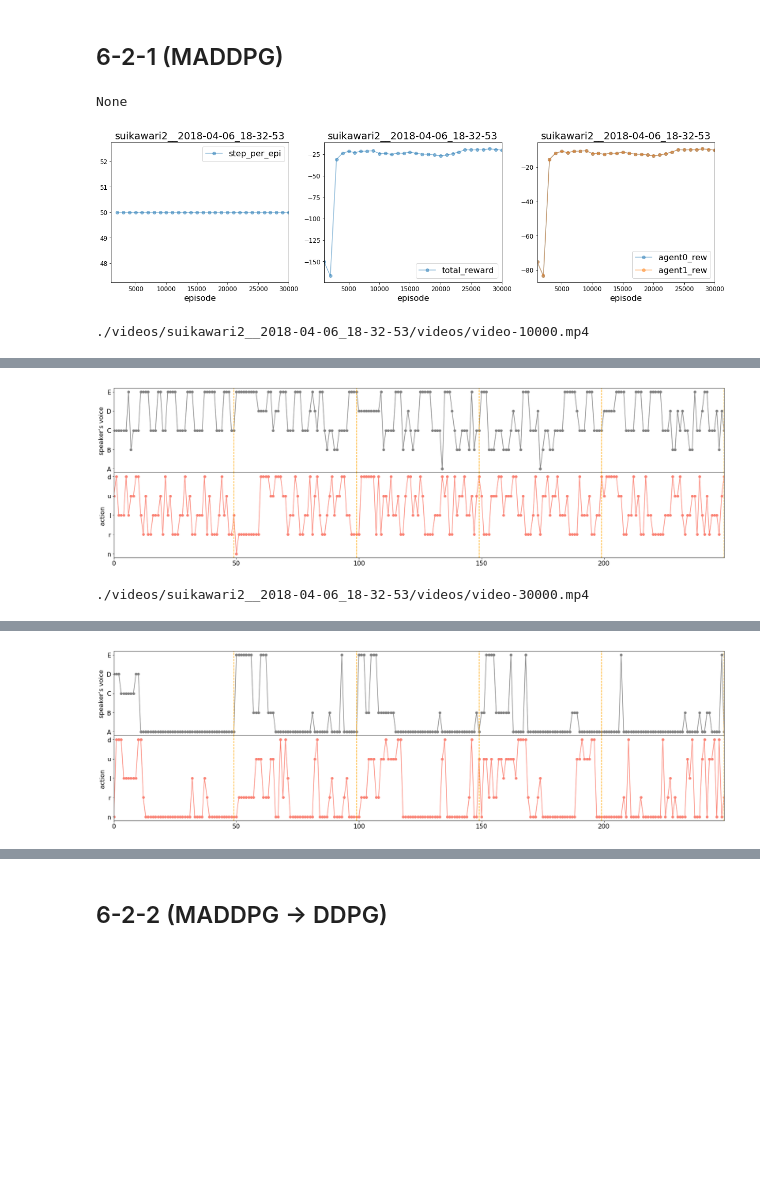
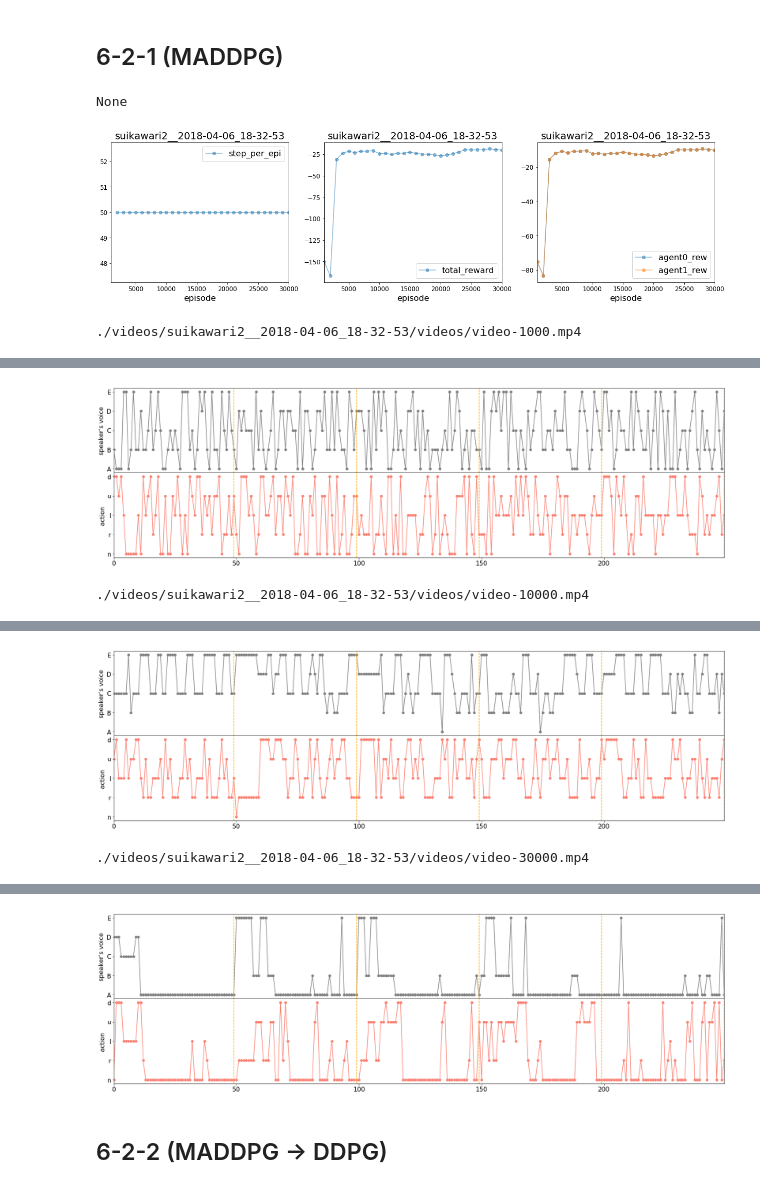
Before and after one commit to jkatsuta/exp-18-1q, a Jupyter notebook: maddpg/experiments/my_notes/ana_exp6.ipynb, the cells around one changed output, grey strips where cells are left out. Saved outputs shown, nothing was run; the diff lists cells and outputs as text; code cells hidden in the pictures; blank space fills up the shorter version.

Commit message:
add new videos and change readme

```diff
--- a/maddpg/experiments/my_notes/ana_exp6.ipynb
+++ b/maddpg/experiments/my_notes/ana_exp6.ipynb
@@ -382,23 +382,24 @@ These are consistent with the conclusion of exp6-1.
 # %%
 each_exp_dir= 'suikawari2__2018-04-06_18-32-53'
 fn_video_template = 'video-{}.mp4'
-epis = [10000, 30000]
+epis = [1000, 10000, 30000]
 
 each_exp_dir = osp.join(exp_dir, each_exp_dir)
 display(plot_each_lc2(each_exp_dir))
 plt.show()
 
 for epi in epis:
     fn_video = fn_video_template.format(epi)
     display(play_linked_video(each_exp_dir, fn_video))
     plot_actions(epi, fn_video_template, 5)
     plt.show()
 # %% [output]
 None
 [figure]
-./videos/suikawari2__2018-04-06_18-32-53/videos/video-10000.mp4
+./videos/suikawari2__2018-04-06_18-32-53/videos/video-1000.mp4
 [interactive output not drawn]
-[figure, old version]
+[figure, new version]
-./videos/suikawari2__2018-04-06_18-32-53/videos/video-30000.mp4
+./videos/suikawari2__2018-04-06_18-32-53/videos/video-10000.mp4
 [interactive output not drawn]
-[figure, old version]
+[figure, new version]
+./videos/suikawari2__2018-04-06_18-32-53/videos/video-30000.mp4
@@ -405,3 +407,4 @@ None
+[figure, added]
 # %% [markdown]
 ## 6-2-2 (MADDPG -> DDPG)
 # %%
```
Also changed, not shown: parts of 1 cell of this notebook, 19 other files.
